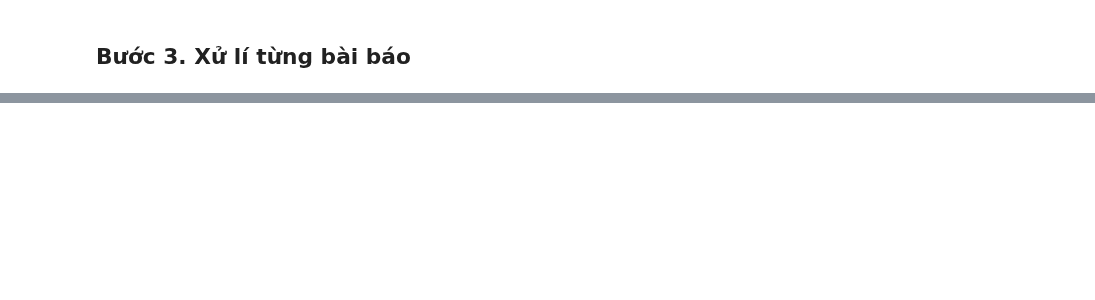
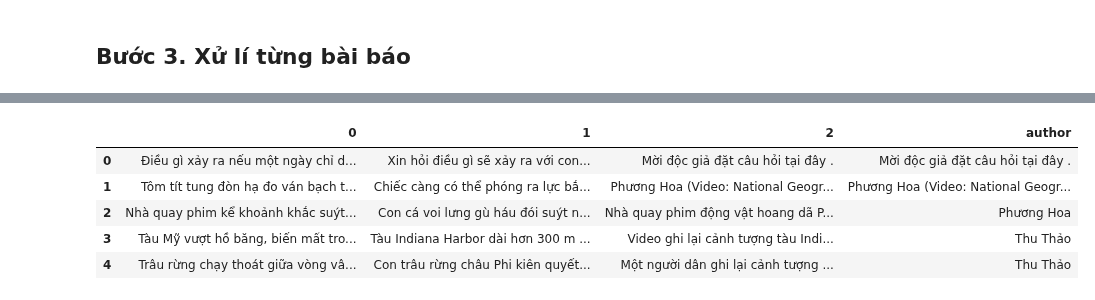
Before and after one commit to riduan91/DSC101, a Jupyter notebook: Lesson3/TD/LibrariesInPython.ipynb, the cells around one changed output, grey strips where cells are left out. Saved outputs shown, nothing was run; the diff lists cells and outputs as text; code cells hidden in the pictures; blank space fills up the shorter version.

```diff
--- a/Lesson3/TD/LibrariesInPython.ipynb
+++ b/Lesson3/TD/LibrariesInPython.ipynb
@@ -435,0 +644,11 @@ Tức nội dung của file html là các
+# %%
+r = readContent("Science_Jan2018_Articles.txt", "Data")
+s = addAuthorColumn(r)
+s.head()
+# %% [output]
+|  | 0 | 1 | 2 | author |
+| 0 | Điều gì xảy ra nếu một ngày chỉ d... | Xin hỏi điều gì sẽ xảy ra với con... | Mời độc giả đặt câu hỏi tại đây . | Mời độc giả đặt câu hỏi tại đây . |
+| 1 | Tôm tít tung đòn hạ đo ván bạch t... | Chiếc càng có thể phóng ra lực bắ... | Phương Hoa (Video: National Geogr... | Phương Hoa (Video: National Geogr... |
+| 2 | Nhà quay phim kể khoảnh khắc suýt... | Con cá voi lưng gù háu đói suýt n... | Nhà quay phim động vật hoang dã P... | Phương Hoa |
+| 3 | Tàu Mỹ vượt hồ băng, biến mất tro... | Tàu Indiana Harbor dài hơn 300 m ... | Video ghi lại cảnh tượng tàu Indi... | Thu Thảo |
+| 4 | Trâu rừng chạy thoát giữa vòng vâ... | Con trâu rừng châu Phi kiên quyết... | Một người dân ghi lại cảnh tượng ... | Thu Thảo |
```
Also changed, not shown: parts of 44 cells of this notebook, 5 other files.
